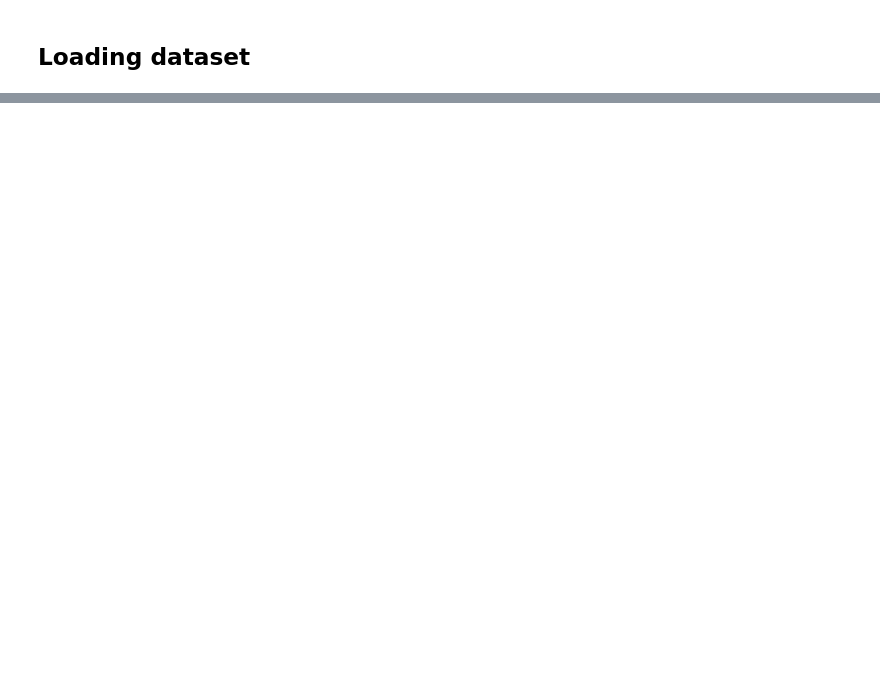
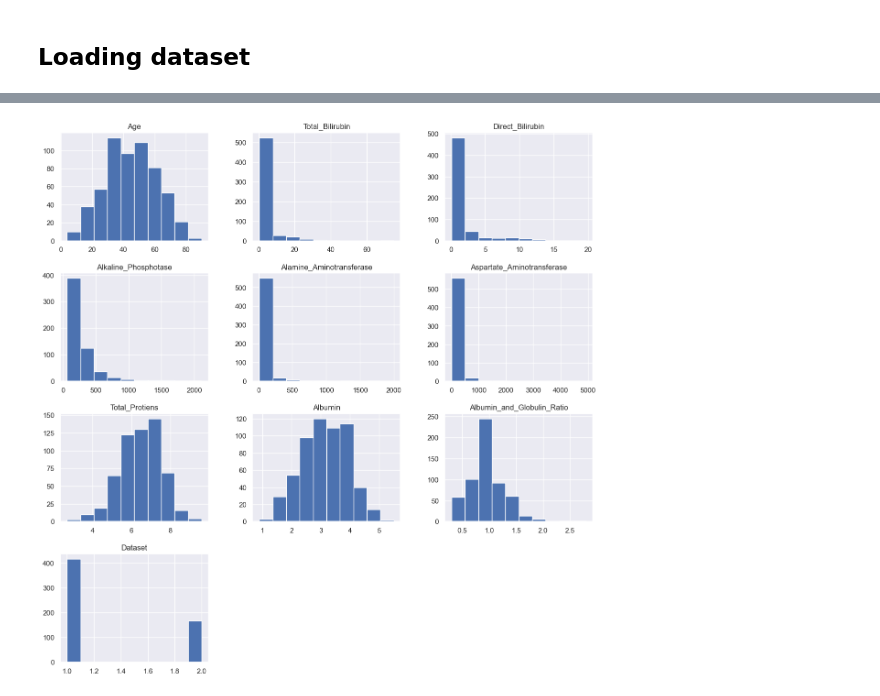
Before and after one commit to amorim-dev/DSA_Data-Science-Course, a Jupyter notebook: 2. big-data-real-time-analytics-with-python-and-spark/Ch9_Machine-Learning_Part1/mini_project1.ipynb, the cells around one changed output, grey strips where cells are left out. Drawn from its saved outputs; the diff is of its cells as text; code cells hidden in the pictures; blank space fills up the shorter version.

```diff
--- a/2. big-data-real-time-analytics-with-python-and-spark/Ch9_Machine-Learning_Part1/mini_project1.ipynb
+++ b/2. big-data-real-time-analytics-with-python-and-spark/Ch9_Machine-Learning_Part1/mini_project1.ipynb
@@ -49,2 +49,5 @@ numpy     : 1.22.3
 # %% [markdown]
 ## Loading dataset
+# %%
+# Loading dataset
+dataset = pd.read_csv('datasets/dataset.csv')
@@ -50,0 +136,7 @@ numpy     : 1.22.3
+# %%
+# Plot
+sns.set()
+dataset.hist(figsize = (15, 15), bins = 10)
+plt.show()
+# %% [output]
+[figure, added]
```
Also changed, not shown: parts of 23 cells of this notebook.
